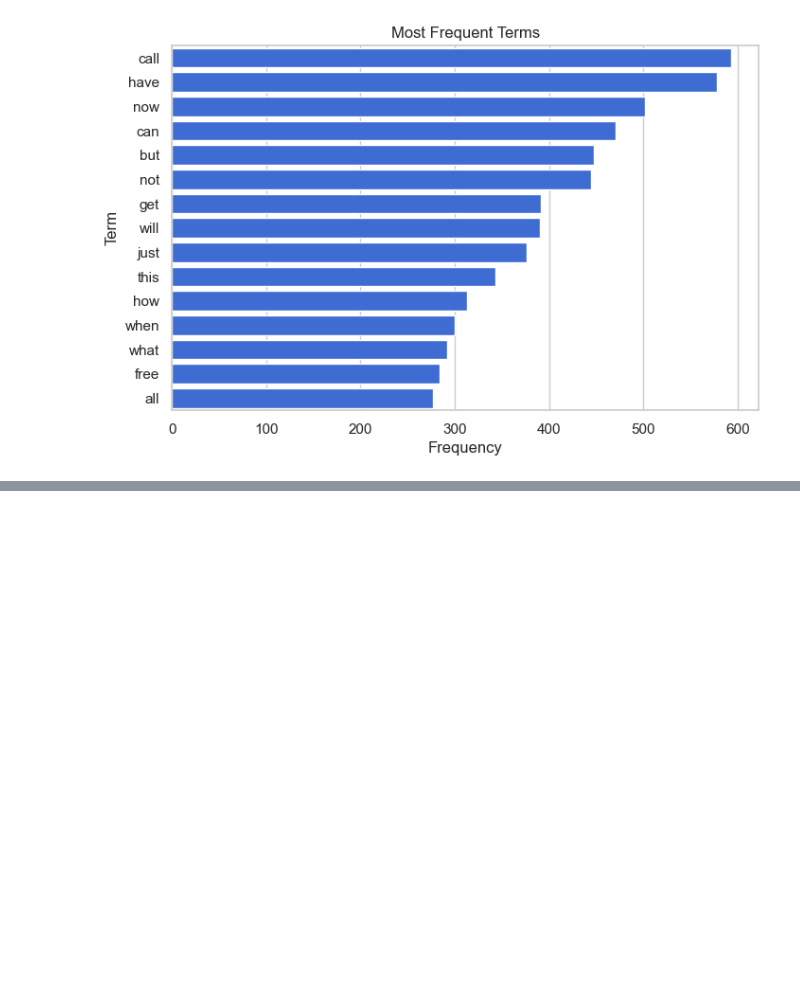
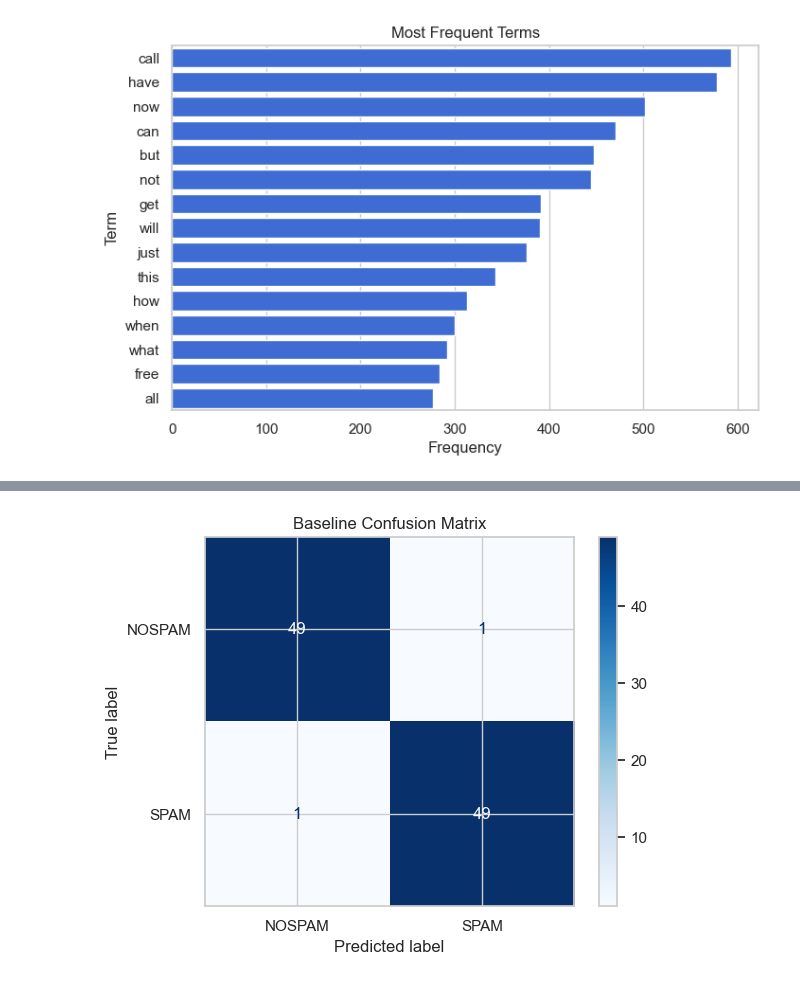
Before and after one commit to MavelSterling/detector_spam, a Jupyter notebook: notebook/spam_mail_classifier_process.ipynb, the cells around one changed output, grey strips where cells are left out. Saved outputs shown, nothing was run; the diff lists cells and outputs as text; code cells hidden in the pictures; blank space fills up the shorter version.

```diff
--- a/notebook/spam_mail_classifier_process.ipynb
+++ b/notebook/spam_mail_classifier_process.ipynb
@@ -307,0 +314,11 @@ plt.show()
+# %%
+duplicate_summary = pd.DataFrame(
+    [
+        {"check": "full duplicated rows", "count": int(df.duplicated().sum())},
+        {"check": "duplicated label/message pairs", "count": int(df.duplicated(subset=["label", "message"]).sum())},
+        {"check": "unique labels", "count": int(df["label"].nunique())},
+    ]
+)
+
+deduplicated_df = df.drop_duplicates(subset=["label", "message"]).reset_index(drop=True)
+duplicate_summary
@@ -307,0 +381,15 @@ plt.show()
+# %%
+top_terms_by_class = []
+for label in ["NOSPAM", "SPAM"]:
+    class_messages = processed_df.loc[processed_df["label"].eq(label), "processed_message"]
+    class_matrix = baseline_vectorizer.transform(class_messages)
+    class_terms = pd.Series(
+        class_matrix.sum(axis=0).A1,
+        index=baseline_vectorizer.get_feature_names_out(),
+    ).sort_values(ascending=False).head(15)
+    top_terms_by_class.append(
+        pd.DataFrame({"label": label, "term": class_terms.index, "count": class_terms.values})
+    )
+
+top_terms_by_class = pd.concat(top_terms_by_class, ignore_index=True)
+top_terms_by_class
@@ -508,11 +668,12 @@ else:
 # %%
-if evaluation is not None:
-    ConfusionMatrixDisplay(
-        confusion_matrix=evaluation["confusion_matrix"],
-        display_labels=LABELS,
-    ).plot(cmap="Blues")
-    plt.title("Confusion Matrix")
-    plt.show()
-else:
-    print("Confusion matrix skipped because model evaluation was not executed.")
+import numpy as np
+
+ConfusionMatrixDisplay(
+    confusion_matrix=np.array(evaluation["confusion_matrix"]),
+    display_labels=LABELS,
+).plot(cmap="Blues")
+plt.title("Baseline Confusion Matrix")
+plt.show()
+# %% [output]
+[figure, added]
 # %%
```
Also changed, not shown: parts of 26 cells of this notebook, 7 other files.
